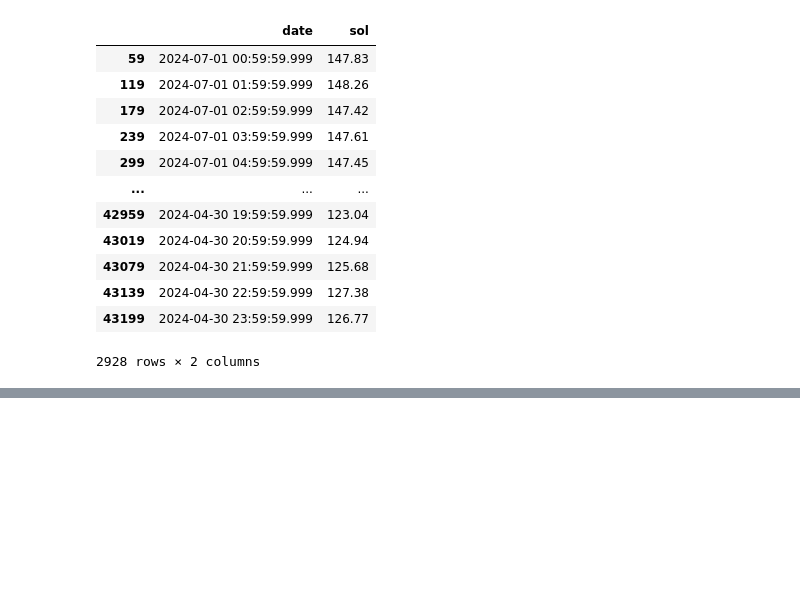
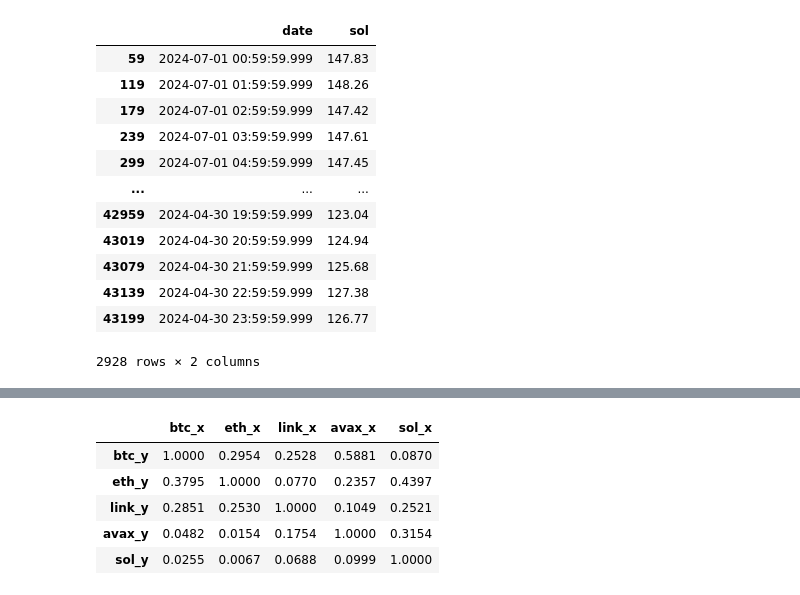
Before and after one commit to outfox330/ML_Models_on_Time_Series, a Jupyter notebook: BTC_FORECAST.ipynb, the cells around one changed output, grey strips where cells are left out. Saved outputs shown, nothing was run; the diff lists cells and outputs as text; code cells hidden in the pictures; blank space fills up the shorter version.

```diff
--- a/BTC_FORECAST.ipynb
+++ b/BTC_FORECAST.ipynb
@@ -1236,0 +1274,31 @@ df_total
+# %%
+from statsmodels.tsa.stattools import grangercausalitytests
+import numpy as np
+
+maxlag=3
+test = 'ssr_chi2test'
+
+df_causality = df_total[['btc','eth','link','avax','sol']]
+
+def grangers_causation_matrix(data, variables, test='ssr_chi2test', verbose=False):
+
+    df = pd.DataFrame(np.zeros((len(variables), len(variables))), columns=variables, index=variables)
+    for c in df.columns:
+        for r in df.index:
+            test_result = grangercausalitytests(data[[r, c]], maxlag=maxlag, verbose=False)
+            p_values = [round(test_result[i+1][0][test][1],4) for i in range(maxlag)]
+            if verbose: print(f'Y = {r}, X = {c}, P Values = {p_values}')
+            min_p_value = np.min(p_values)
+            df.loc[r, c] = min_p_value
+    df.columns = [var + '_x' for var in variables]
+    df.index = [var + '_y' for var in variables]
+    return df
+
+grangers_causation_matrix(df_causality, variables = df_causality.columns)
+# %% [output]
+|  | btc_x | eth_x | link_x | avax_x | sol_x |
+| btc_y | 1.0000 | 0.2954 | 0.2528 | 0.5881 | 0.0870 |
+| eth_y | 0.3795 | 1.0000 | 0.0770 | 0.2357 | 0.4397 |
+| link_y | 0.2851 | 0.2530 | 1.0000 | 0.1049 | 0.2521 |
+| avax_y | 0.0482 | 0.0154 | 0.1754 | 1.0000 | 0.3154 |
+| sol_y | 0.0255 | 0.0067 | 0.0688 | 0.0999 | 1.0000 |
```
Also changed, not shown: parts of 5 cells of this notebook.
